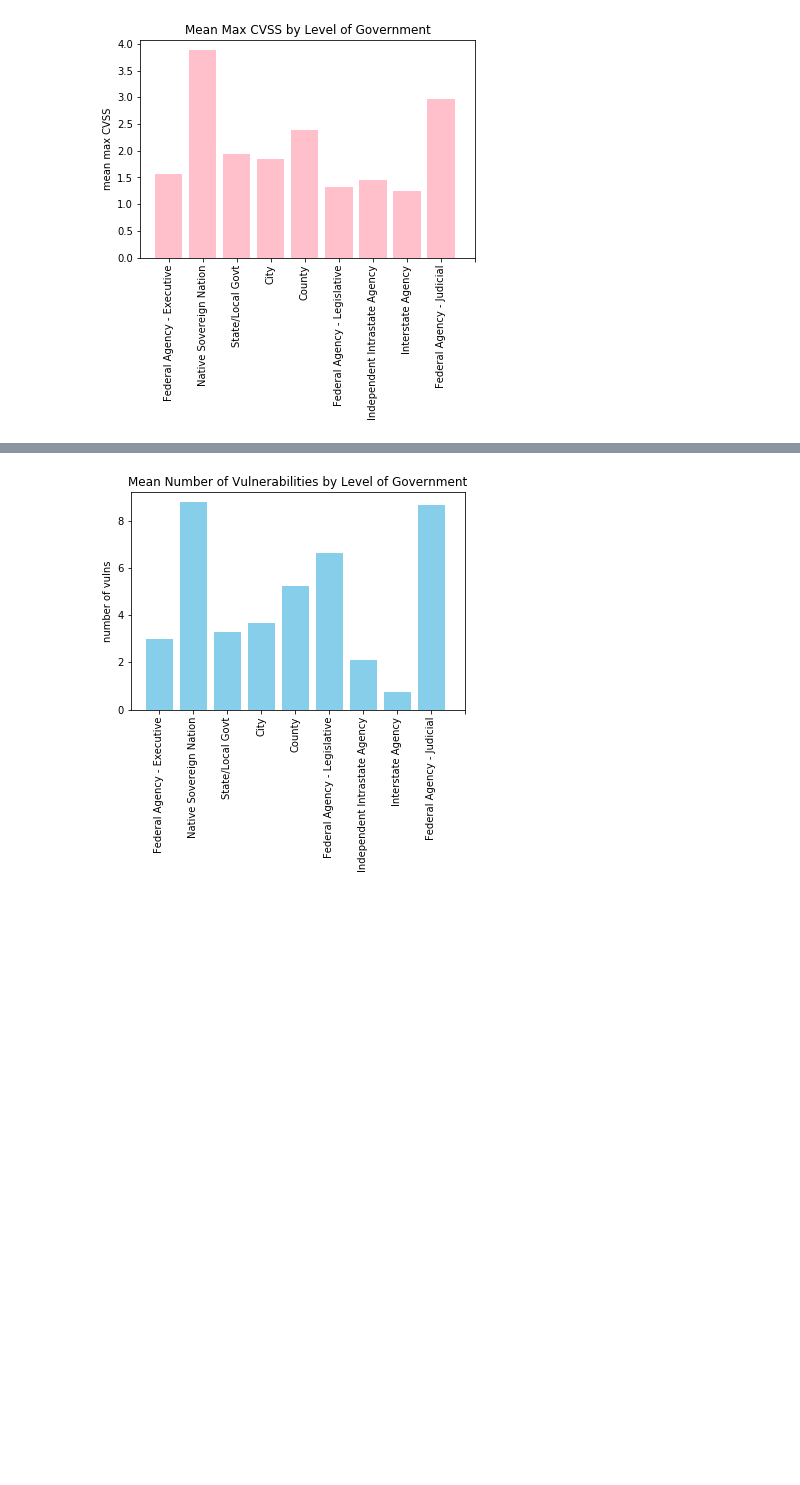
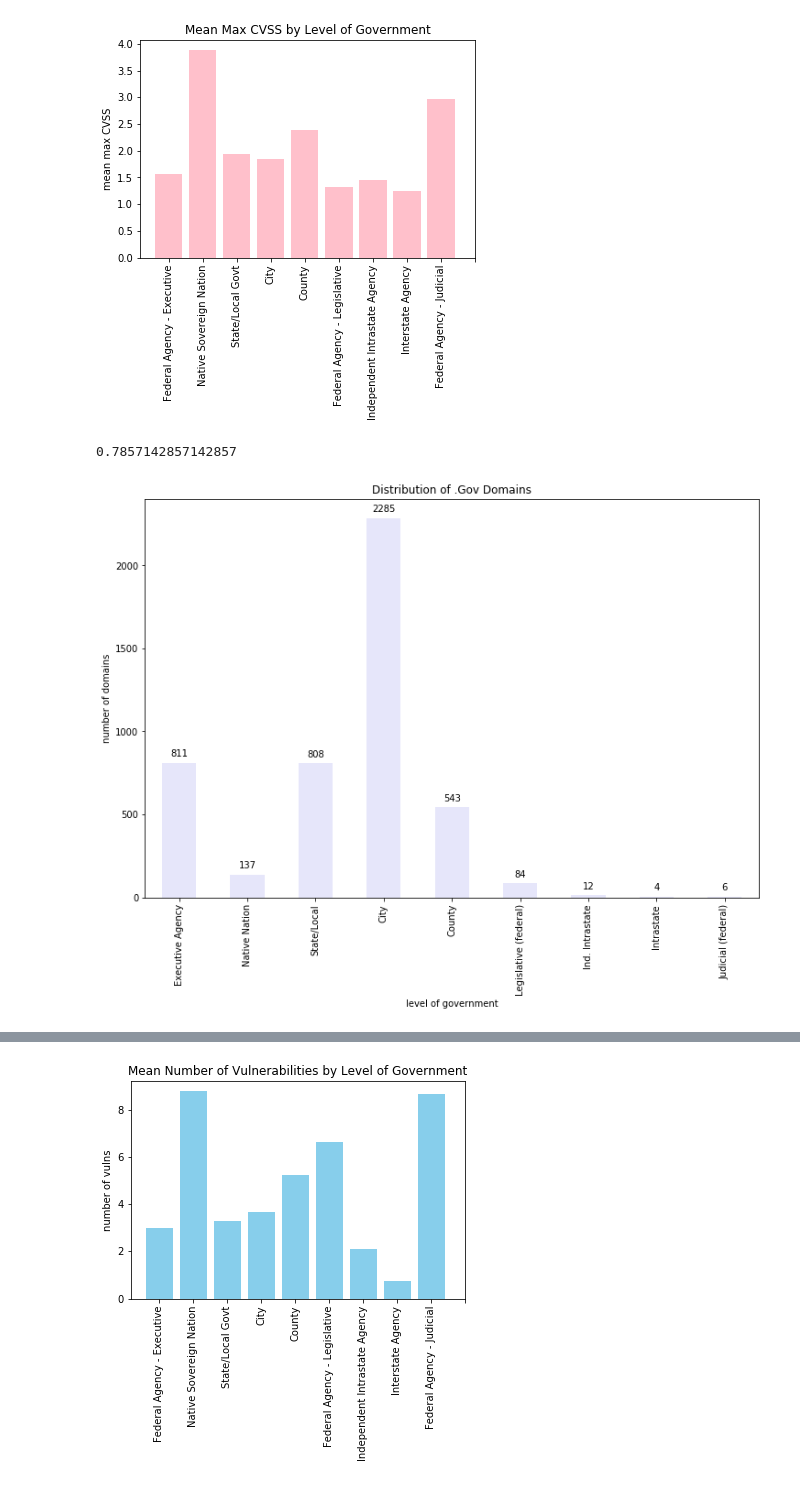
Before and after one commit to njohnson99/vulnerable-us-gov, a Jupyter notebook: nari-viz.ipynb, the cells around one changed output, grey strips where cells are left out. Drawn from its saved outputs; the diff is of its cells as text; code cells hidden in the pictures; blank space fills up the shorter version.

```diff
--- a/nari-viz.ipynb
+++ b/nari-viz.ipynb
@@ -51,9 +51,11 @@ mean_total = {}
 mean_max = {}
 mean_vulns = {}
 pro_vulns = {}
+n_type = {}
 
 for d in domain_types:
     d_rows = df.loc[df['Domain Type'] == d]
+    n_type[d] = len(d_rows)
     v = np.mean(d_rows['total_cvss'])
     m = np.mean(d_rows['max_cvss'])
     n_vulns = np.mean(d_rows['n_vulns'])
@@ -92,0 +139,18 @@ plt.show()
+# %%
+1 - len(df.loc[df['n_vulns'] > 0]) / len(df)
+# %% [output]
+0.7857142857142857
+# %%
+short_labels = ['Executive Agency', 'Native Nation', 'State/Local', 'City', 'County', 'Legislative (federal)', 'Ind. Intrastate', 'Intrastate', 'Judicial (federal)']
+# %%
+plt.figure(figsize=(12, 8))
+ax = (pd.Series.from_array(list(n_type.values())[:-1])).plot(kind='bar', color='lavender')
+ax.set_title('Distribution of .Gov Domains')
+ax.set_xlabel('level of government')
+ax.set_ylabel('number of domains')
+ax.set_xticklabels(short_labels)
+add_value_labels(ax)
+plt.savefig("domain_distr.png")
+plt.show()
+# %% [output]
+[figure, added]
```
Also changed, not shown: parts of 7 cells of this notebook, 2 other files.
